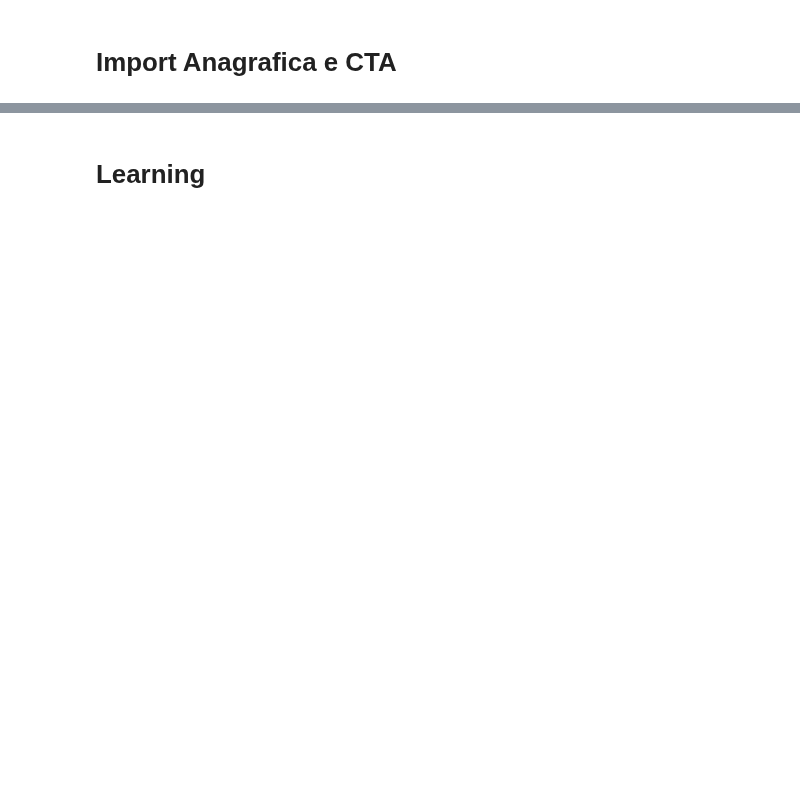
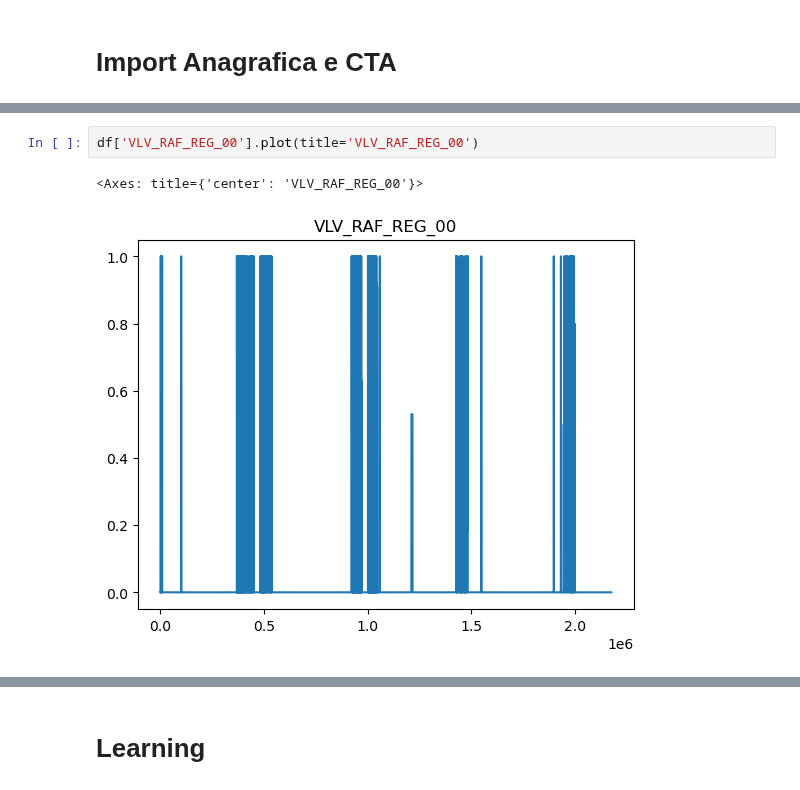
Before and after one commit to edoardorossi1995/Tesi, a Jupyter notebook: DQN_Agent.ipynb, the cells around one changed output, grey strips where cells are left out. Saved outputs shown, nothing was run; the diff lists cells and outputs as text; blank space fills up the shorter version.

```diff
--- a/DQN_Agent.ipynb
+++ b/DQN_Agent.ipynb
@@ -130,0 +145,5 @@ Text(0.5, 0, 'PW_ATT_M_00')
+# %%
+df['VLV_RAF_REG_00'].plot(title='VLV_RAF_REG_00')
+# %% [output]
+<Axes: title={'center': 'VLV_RAF_REG_00'}>
+[figure, added]
```
Also changed, not shown: parts of 13 cells of this notebook, 2 other files.
